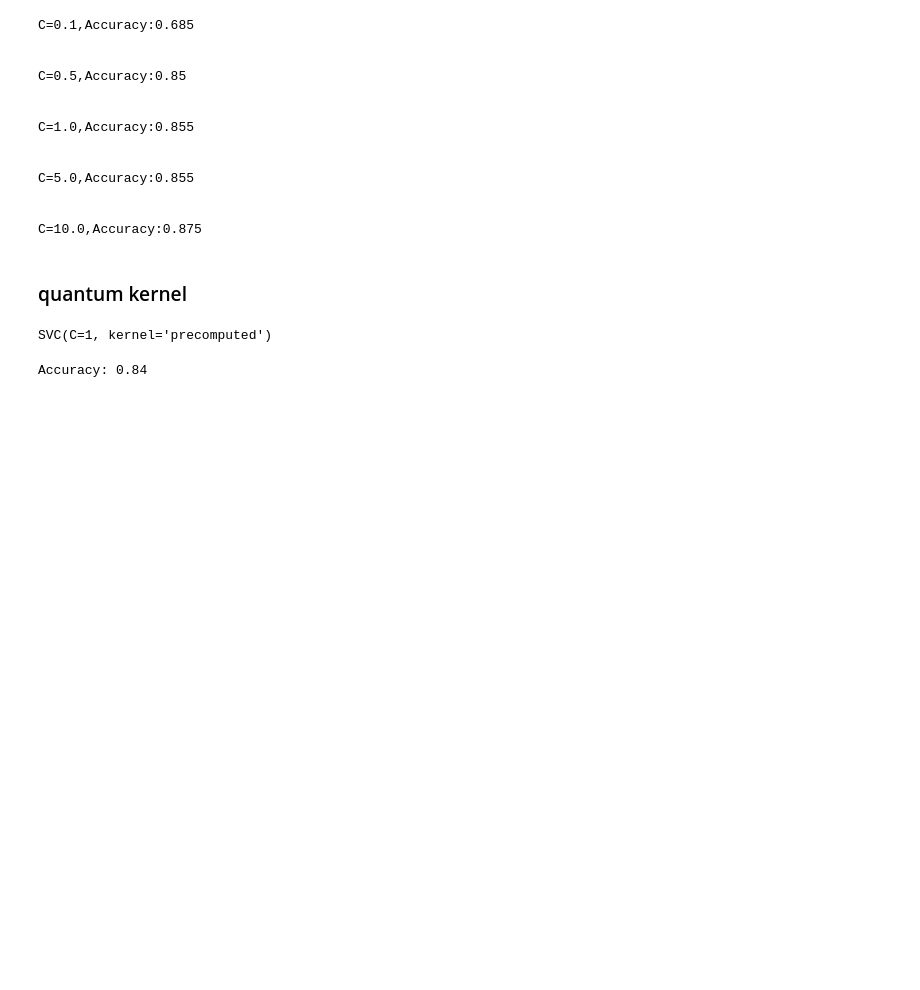
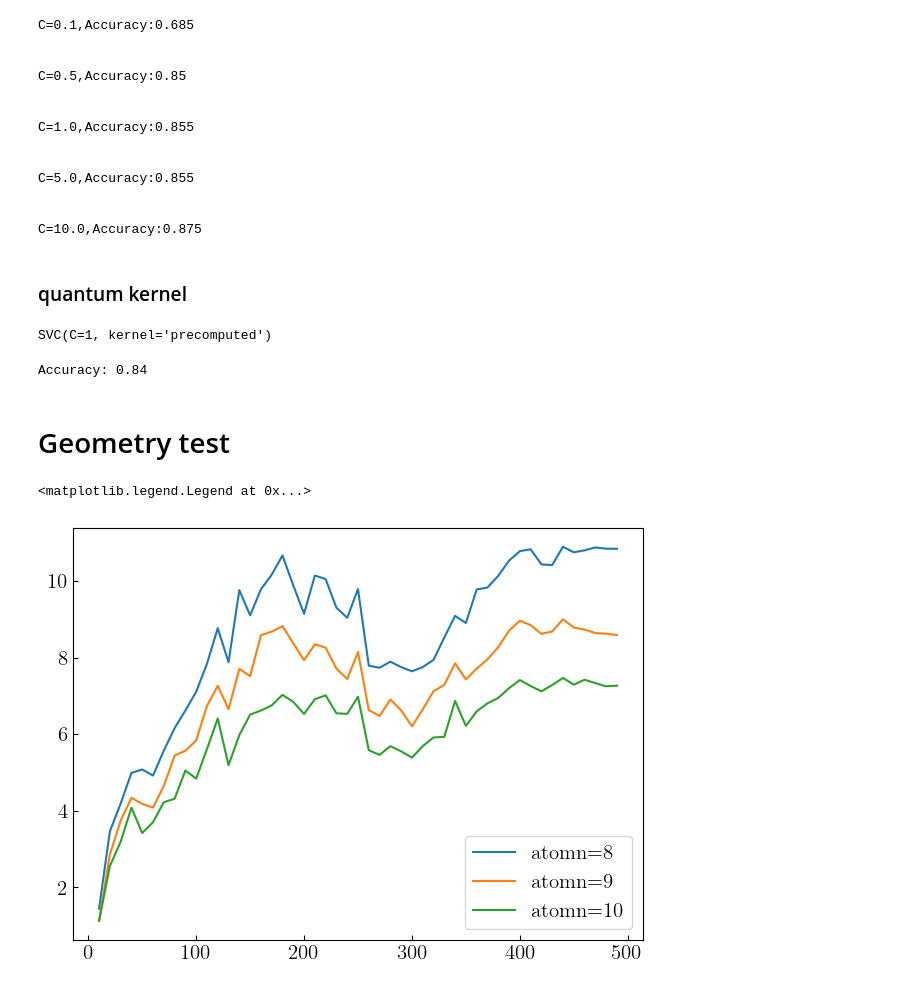
Before and after one commit to qazwsx351789/Analog-QSVM, a Jupyter notebook: Example_MNIST.ipynb, the cells around one changed output. Saved outputs shown, nothing was run; the diff lists cells and outputs as text; code cells hidden in the pictures; blank space fills up the shorter version.

Commit message:
add one-partical reduced kernel

```diff
--- a/Example_MNIST.ipynb
+++ b/Example_MNIST.ipynb
@@ -171,3 +169,5 @@ accuracy = np.mean(y_pred == testlabels)
 print("Accuracy:", accuracy)
 # %% [output]
 Accuracy: 0.84
+# %% [markdown]
+# Geometry test
@@ -173,0 +177,7 @@ Accuracy: 0.84
+# %%
+def Geometry_test(A,B):
+    sq_B=sqrtm(B)
+    return (norm(sq_B @ inv(A) @ sq_B, ord=2))**0.5
+
+def model_complexity (k,label):
+    return  label.T @ inv(k) @ label
@@ -173,0 +195,39 @@ Accuracy: 0.84
+# %%
+
+geo=[]
+s=[]
+
+for PCA_n in range(1,11):
+    geogeo=[]
+    ss=[]
+    for n in range(10,500,10):
+
+        traindata = mnist['traindata'][start:n+start]
+        trainlabels = mnist['trainlabels'].ravel()[start:n+start]
+
+        #Quantum
+        pca=Pca(PCA_n=PCA_n,StandardizeOrNot=False,sklearnPCA=True)
+        pca.fitting(traindata)
+        svm_tr_data=pca.transform(traindata)
+        svm_tr_data=pca.Renormalize_Each_Feature(svm_tr_data,Norm=np.pi/2,status="train")
+
+        qsvm=QSVM(task='svc')
+        qsvm.default_phys_sys(atomn=PCA_n)
+        tr_kernel=qsvm.get_kernel(svm_tr_data,tier=1,method="analog+digital", op="x")
+
+        #Classic
+        _k_rbf_tr = rbf_kernel(svm_tr_data,gamma=1/(10*svm_tr_data.var()))
+        geogeo.append(Geometry_test(_k_rbf_tr,tr_kernel))
+        ss.append(model_complexity(tr_kernel,trainlabels))
+
+    geo.append(geogeo)
+    s.append(ss)
+# %%
+start=7
+for i,ll in enumerate(geo[start:],1):
+    plt.plot( range(10,500,10),ll,label=f"atomn={i+start}")
+
+plt.legend()
+# %% [output]
+<matplotlib.legend.Legend at 0x...>
+[figure, added]
```
Also changed, not shown: parts of 8 cells of this notebook, 3 other files.
